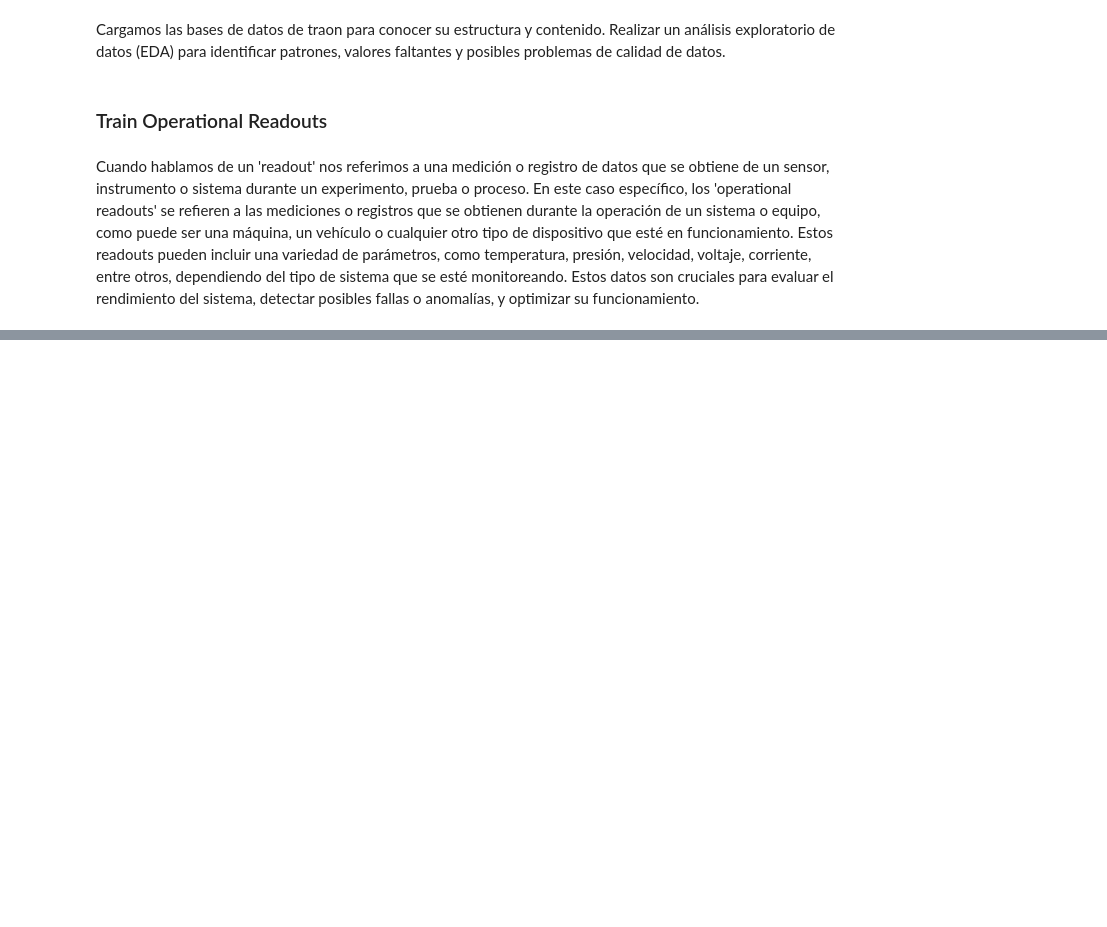
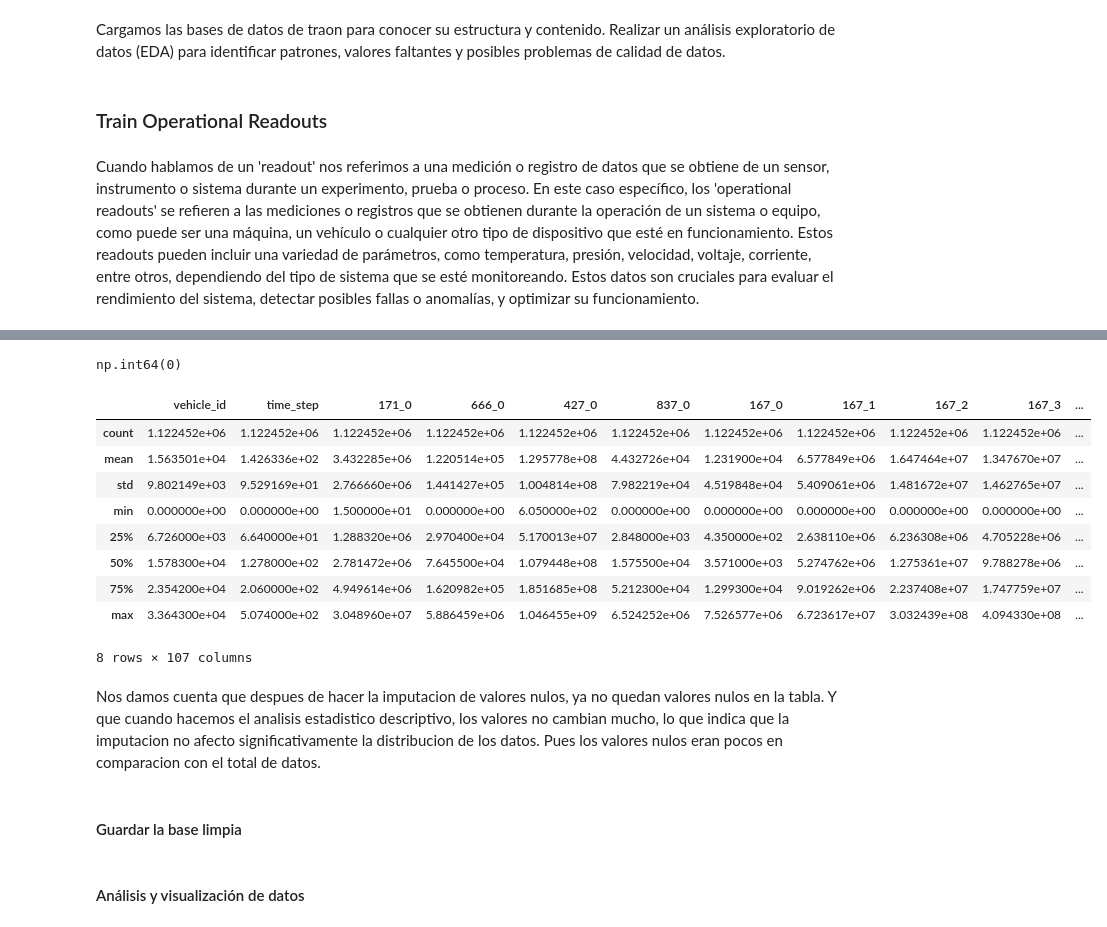
Before and after one commit to AlexSG29/IDA-Challenge-Tesis-Transformers, a Jupyter notebook: notebooks/train.ipynb, the cells around one changed output, grey strips where cells are left out. Saved outputs shown, nothing was run; the diff lists cells and outputs as text; code cells hidden in the pictures; blank space fills up the shorter version.

```diff
--- a/notebooks/train.ipynb
+++ b/notebooks/train.ipynb
@@ -14,0 +90,9 @@ Cuando hablamos de un 'readout' nos referimos a una medición o registro de dato
+# %%
+# para hacerlo vamos a hacerlo con una imputacion interpolacion temporal, ya que los datos son series de tiempo y la interpolacion puede ser una buena tecnica para llenar los valores nulos
+train_operational_readouts = (
+    train_operational_readouts
+    .sort_values(by=['vehicle_id', 'time_step'])
+    .groupby('vehicle_id')
+    .apply(lambda group: group.interpolate(method='linear'))
+    .reset_index(drop=True)
+)
@@ -14,0 +121,23 @@ Cuando hablamos de un 'readout' nos referimos a una medición o registro de dato
+# %%
+# ahora si verificamos los valores nulos, ya no deberia haber ninguno
+train_operational_readouts.isnull().sum().sum()
+# %% [output]
+np.int64(0)
+# %%
+#hacemos de nuevo el analisis estadistico descriptivo para ver si cambio algo
+train_operational_readouts.describe()
+# %% [output]
+|  | vehicle_id | time_step | 171_0 | 666_0 | 427_0 | 837_0 | 167_0 | 167_1 | 167_2 | 167_3 | ... |
+| count | 1.122452e+06 | 1.122452e+06 | 1.122452e+06 | 1.122452e+06 | 1.122452e+06 | 1.122452e+06 | 1.122452e+06 | 1.122452e+06 | 1.122452e+06 | 1.122452e+06 | ... |
+| mean | 1.563501e+04 | 1.426336e+02 | 3.432285e+06 | 1.220514e+05 | 1.295778e+08 | 4.432726e+04 | 1.231900e+04 | 6.577849e+06 | 1.647464e+07 | 1.347670e+07 | ... |
+| std | 9.802149e+03 | 9.529169e+01 | 2.766660e+06 | 1.441427e+05 | 1.004814e+08 | 7.982219e+04 | 4.519848e+04 | 5.409061e+06 | 1.481672e+07 | 1.462765e+07 | ... |
+| min | 0.000000e+00 | 0.000000e+00 | 1.500000e+01 | 0.000000e+00 | 6.050000e+02 | 0.000000e+00 | 0.000000e+00 | 0.000000e+00 | 0.000000e+00 | 0.000000e+00 | ... |
+| 25% | 6.726000e+03 | 6.640000e+01 | 1.288320e+06 | 2.970400e+04 | 5.170013e+07 | 2.848000e+03 | 4.350000e+02 | 2.638110e+06 | 6.236308e+06 | 4.705228e+06 | ... |
+| 50% | 1.578300e+04 | 1.278000e+02 | 2.781472e+06 | 7.645500e+04 | 1.079448e+08 | 1.575500e+04 | 3.571000e+03 | 5.274762e+06 | 1.275361e+07 | 9.788278e+06 | ... |
+| 75% | 2.354200e+04 | 2.060000e+02 | 4.949614e+06 | 1.620982e+05 | 1.851685e+08 | 5.212300e+04 | 1.299300e+04 | 9.019262e+06 | 2.237408e+07 | 1.747759e+07 | ... |
+| max | 3.364300e+04 | 5.074000e+02 | 3.048960e+07 | 5.886459e+06 | 1.046455e+09 | 6.524252e+06 | 7.526577e+06 | 6.723617e+07 | 3.032439e+08 | 4.094330e+08 | ... |
+8 rows × 107 columns
+# %% [markdown]
+Nos damos cuenta que despues de hacer la imputacion de valores nulos, ya no quedan valores nulos en la tabla. Y que cuando hacemos el analisis estadistico descriptivo, los valores no cambian mucho, lo que indica que la imputacion no afecto significativamente la distribucion de los datos. Pues los valores nulos eran pocos en comparacion con el total de datos.
+# %% [markdown]
+#### Guardar la base limpia
@@ -14,0 +147,2 @@ Cuando hablamos de un 'readout' nos referimos a una medición o registro de dato
+# %% [markdown]
+#### Análisis y visualización de datos
```
Also changed, not shown: parts of 21 cells of this notebook.
